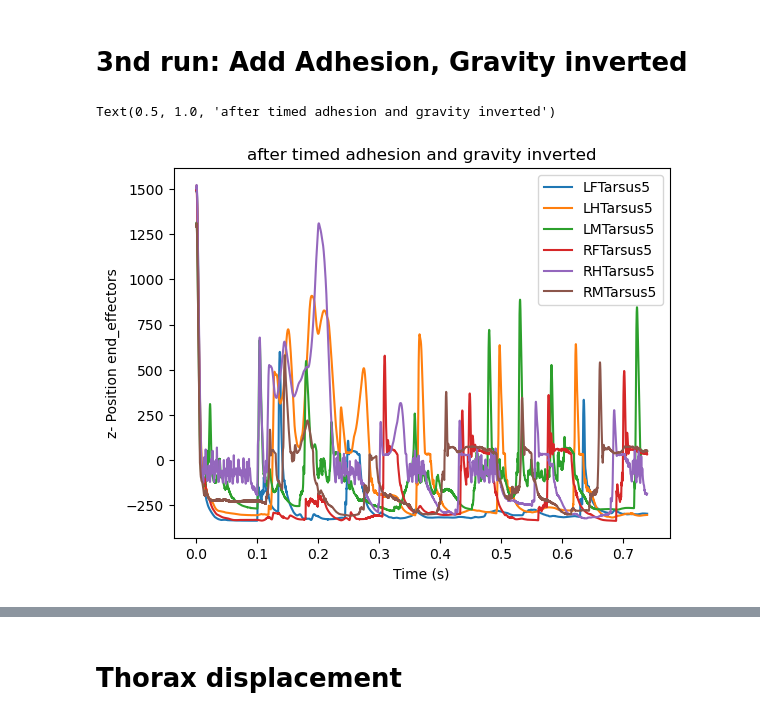
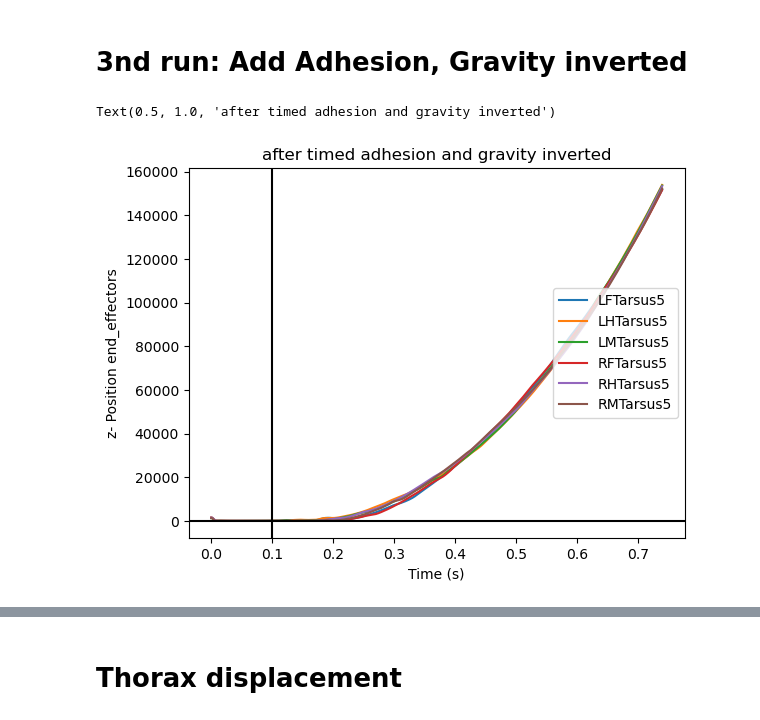
Before and after one commit to LaetiMS/flygym_adhesion-Laetitia, a Jupyter notebook: notebooks/mujoco_prerun_adhesion.ipynb, the cells around one changed output, grey strips where cells are left out. Saved outputs shown, nothing was run; the diff lists cells and outputs as text; code cells hidden in the pictures.

Commit message:
add all final figures

```diff
--- a/notebooks/mujoco_prerun_adhesion.ipynb
+++ b/notebooks/mujoco_prerun_adhesion.ipynb
@@ -193,4 +174,0 @@ adhesion_obs = np.where(np.array(medfiltered_derivative)>= 0, 1, 0)
-# %%
-prerun_contact = []
-for obs in obs_list:
-    prerun_contact.append(obs['contact_forces'][4::5])
@@ -209,16 +175,25 @@ array([[0, 0, 0, 0, 0, 0],
 # %%
-# Create a list to hold the end effector data len(end_effector_data = 18;)
-end_effector_data = [[] for _ in range(18)]
+def extract_end_effector_data_xyz(obs_list):
+    """
+    extract the positional data of the end effectors throughout the simulation.
+    returns dictionary with the x,y,z values of the end effectors
+    """
 
-# Iterate through each observation in obs_list
-for obs in obs_list:
-    end_effectors = obs['end_effectors']
+    # Create a list to hold the end effector data len(end_effector_data = 18;)
+    end_effector_data = [[] for _ in range(18)]
 
-    # Iterate through each value in the end_effectors list and append to the corresponding sublist in end_effector_data
-    for i, value in enumerate(end_effectors):
-        end_effector_data[i].append(value)
+    # Iterate through each observation in obs_list
+    for obs in obs_list:
+        end_effectors = obs['end_effectors']
 
-end_effector_data = {'x_vals_end_effector_obs' : end_effector_data[::3], 'y_vals_end_effector_obs': end_effector_data[1::3] , 'z_vals_end_effector_obs': end_effector_data[2::3]}
+        # Iterate through each value in the end_effectors list and append to the corresponding sublist in end_effector_data
+        for i, value in enumerate(end_effectors):
+            end_effector_data[i].append(value)
+
+    end_effector_data = {'x_vals_end_effector_obs' : end_effector_data[::3], 'y_vals_end_effector_obs': end_effector_data[1::3] , 'z_vals_end_effector_obs': end_effector_data[2::3]}
+    return end_effector_data
+# %%
+end_effector_data = extract_end_effector_data_xyz(obs_list)
 # %%
 for i, end_effector in enumerate(end_effector_data['z_vals_end_effector_obs']):
     plt.plot(np.arange(len(end_effector)) * nmf.timestep,
@@ -523,7 +501,7 @@ adhesion_obs[:n_stabilisation_steps] = np.ones(6)
 # Run simulation
 obs, info = nmf.reset()
 nmf.physics.model.opt.gravity = (0,0,9.81e5)
-adhesion_gain_multiply = 20
+adhesion_gain_multiply = 0.5
 old_obs = obs
 obs_list = [obs]
 #obs_deriv_touch_sensor_Tarsi5 = []
@@ -570,15 +548,17 @@ diff = np.array(prerun_contact) - np.array(afterrun_inv_grav_contact)
 # %%
 for i, end_effector in enumerate(end_effector_data['z_vals_end_effector_obs']):
     plt.plot(np.arange(len(end_effector)) * nmf.timestep,
         end_effector,
         label=nmf.end_effector_names[i])
-plt.legend()
+plt.legend(loc ="right")
 plt.xlabel('Time (s)')
 plt.ylabel('z- Position end_effectors')
+plt.axhline(0, color = "black")
+plt.axvline(0.1, color = "black")
 plt.title('after timed adhesion and gravity inverted')
 # %% [output]
 Text(0.5, 1.0, 'after timed adhesion and gravity inverted')
-[figure, old version]
+[figure, new version]
 # %%
 for i, end_effector in enumerate(end_effector_data['y_vals_end_effector_obs']):
     plt.plot(np.arange(len(end_effector)) * nmf.timestep,
```
Also changed, not shown: parts of 18 cells of this notebook, 5 other files.
